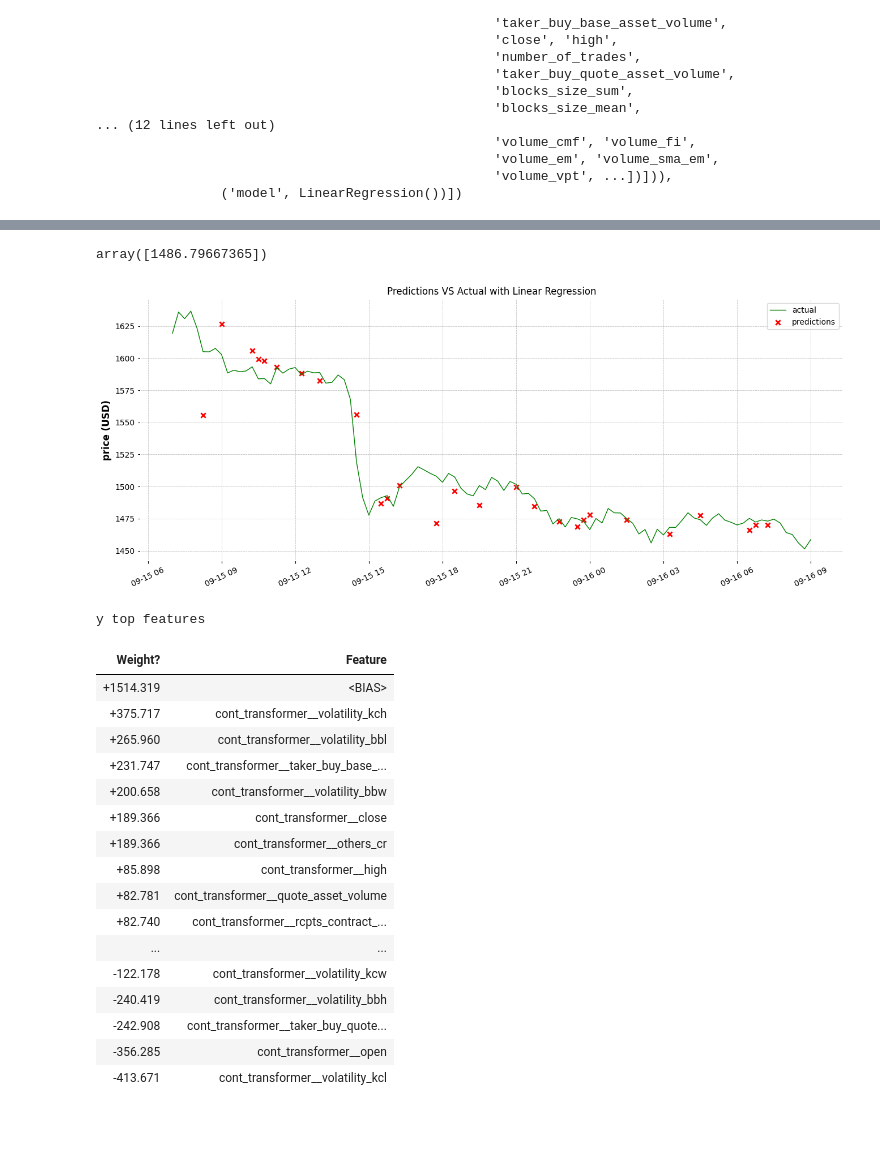
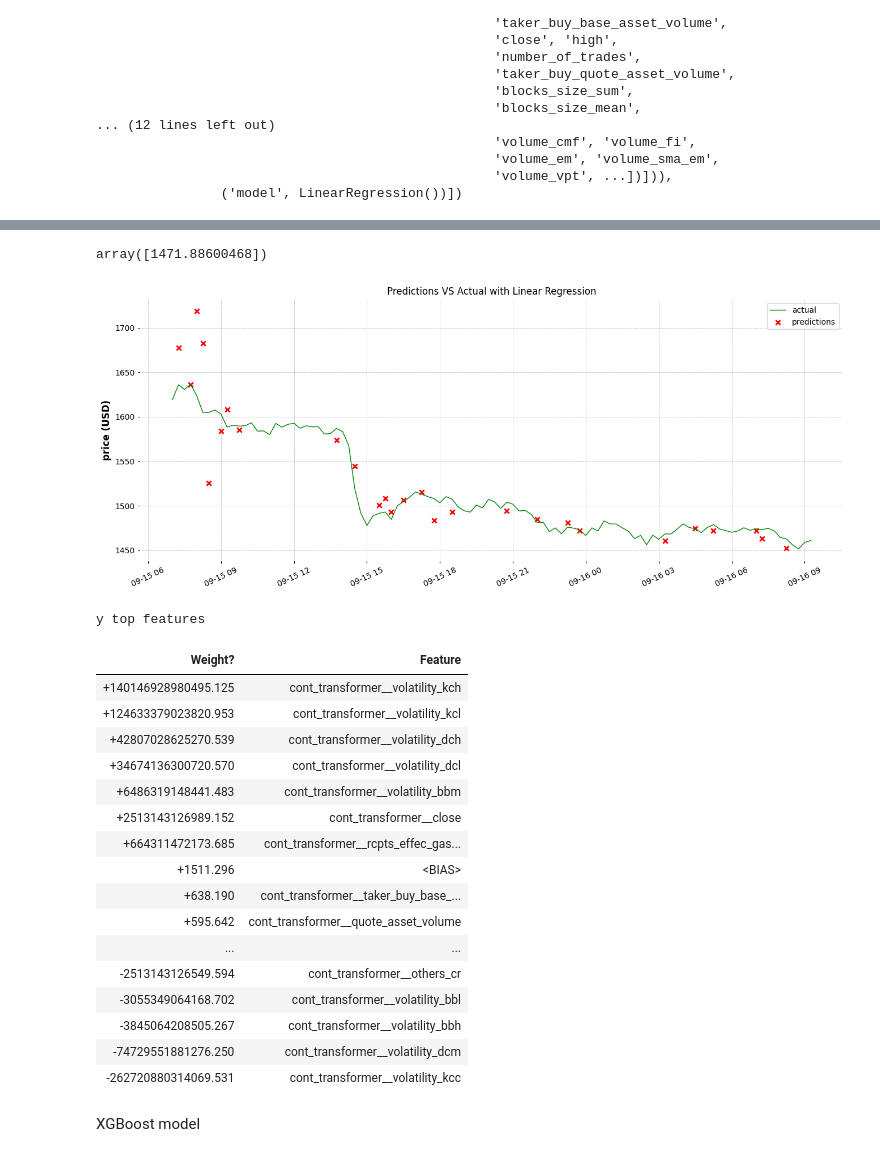
Before and after one commit to mariusvi/ai-tg-bot, a Jupyter notebook: notebooks/modelling.ipynb, the cells around one changed output, grey strips where cells are left out. Cells and saved outputs as stored; diff of their text form; code cells hidden in the pictures; blank space fills up the shorter version.

Commit message:
model notebook fixes

```diff
--- a/notebooks/modelling.ipynb
+++ b/notebooks/modelling.ipynb
@@ -370,6 +385,6 @@ Train size:  4524
 Test size:  1566
 # %%
-pipeline.fit(train_df, train_df["next_candle_close"].values)
+pipeline.fit(train_df, train_df[label].values)
 # %% [output]
 Pipeline(steps=[('ColumnTransformer',
                  ColumnTransformer(transformers=[('cont_transformer',
@@ -405,20 +420,20 @@ test_df.head(1)
 # %%
 pipeline.predict(test_df.head(1))
 # %% [output]
-array([1486.79667365])
+array([1471.88600468])
 # %%
 fig, ax = plt.subplots(figsize=(16, 6))
 
 
-ax.plot(data["close_time"], data["next_candle_close"], color="green", label="actual", lw=1)
+ax.plot(data["close_time"], data[label], color="green", label="actual", lw=1)
 ax.scatter(test_df["close_time"], pipeline.predict(test_df), color="red", label="predictions", marker="x")
 ax.set_title("Predictions VS Actual with Linear Regression")
 ax.set_ylabel("price (USD)")
 plt.xticks(rotation=25)
 plt.legend()
 plt.show();
 # %% [output]
-[figure, old version]
+[figure, new version]
 # %%
 def get_feature_names(column_transformer):
     """Get feature names from all transformers.
@@ -492,22 +507,22 @@ eli5.explain_weights(pipeline.named_steps["model"], top=50, feature_names=featur
 # %% [output]
 y top features
 | Weight? | Feature |
-| +1514.319 | <BIAS> |
-| +375.717 | cont_transformer__volatility_kch |
-| +265.960 | cont_transformer__volatility_bbl |
-| +231.747 | cont_transformer__taker_buy_base_... |
-| +200.658 | cont_transformer__volatility_bbw |
-| +189.366 | cont_transformer__close |
-| +189.366 | cont_transformer__others_cr |
-| +85.898 | cont_transformer__high |
-| +82.781 | cont_transformer__quote_asset_volume |
-| +82.740 | cont_transformer__rcpts_contract_... |
+| +140146928980495.125 | cont_transformer__volatility_kch |
+| +124633379023820.953 | cont_transformer__volatility_kcl |
+| +42807028625270.539 | cont_transformer__volatility_dch |
+| +34674136300720.570 | cont_transformer__volatility_dcl |
+| +6486319148441.483 | cont_transformer__volatility_bbm |
+| +2513143126989.152 | cont_transformer__close |
+| +664311472173.685 | cont_transformer__rcpts_effec_gas... |
+| +1511.296 | <BIAS> |
+| +638.190 | cont_transformer__taker_buy_base_... |
+| +595.642 | cont_transformer__quote_asset_volume |
 | ... | ... |
-| -122.178 | cont_transformer__volatility_kcw |
-| -240.419 | cont_transformer__volatility_bbh |
-| -242.908 | cont_transformer__taker_buy_quote... |
-| -356.285 | cont_transformer__open |
-| -413.671 | cont_transformer__volatility_kcl |
+| -2513143126549.594 | cont_transformer__others_cr |
+| -3055349064168.702 | cont_transformer__volatility_bbl |
+| -3845064208505.267 | cont_transformer__volatility_bbh |
+| -74729551881276.250 | cont_transformer__volatility_dcm |
+| -262720880314069.531 | cont_transformer__volatility_kcc |
 # %%
 pipeline = Pipeline([
     ("ColumnTransformer", ColumnTransformer([
@@ -524,6 +539,8 @@ def extract_best_model_params(params: Dict[str, Any]) -> Dict[str, Any]:
         if "model__" in key:
             filtered_dict[key.split("model__")[-1]] = value
     return filtered_dict
+# %% [markdown]
+XGBoost model
 # %%
 
 params = {
```
Also changed, not shown: parts of 18 cells of this notebook, 3 other files.
